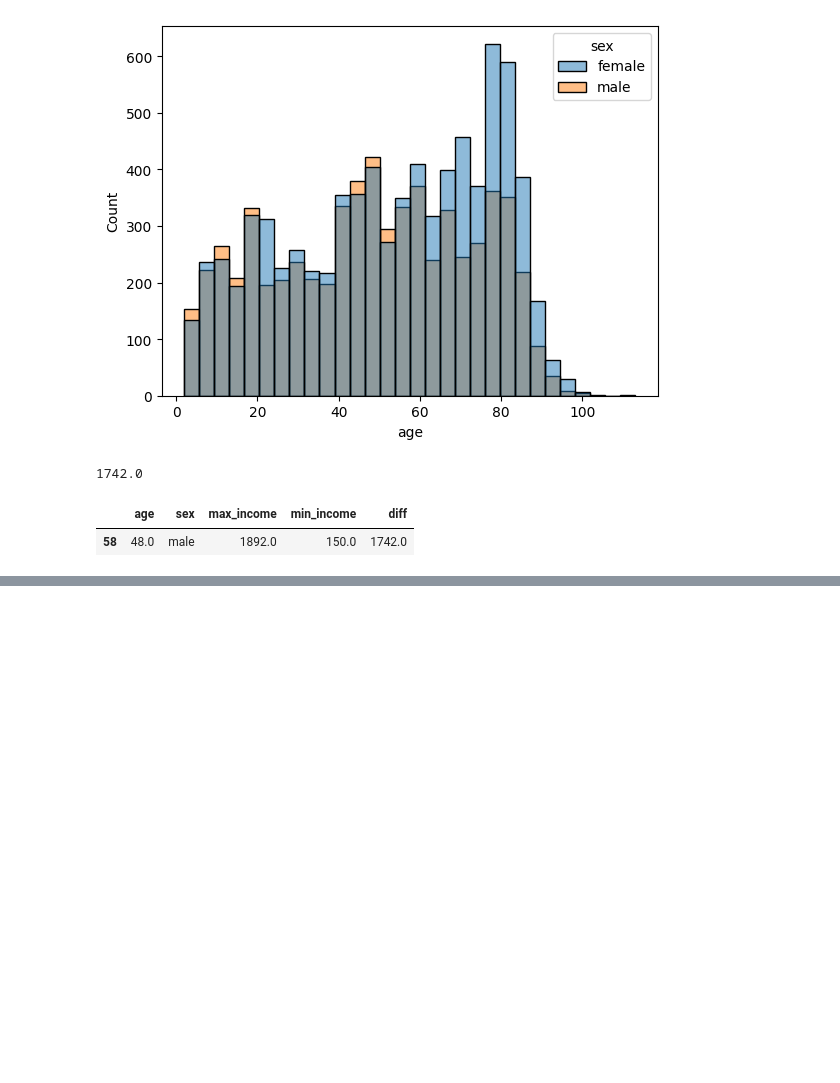
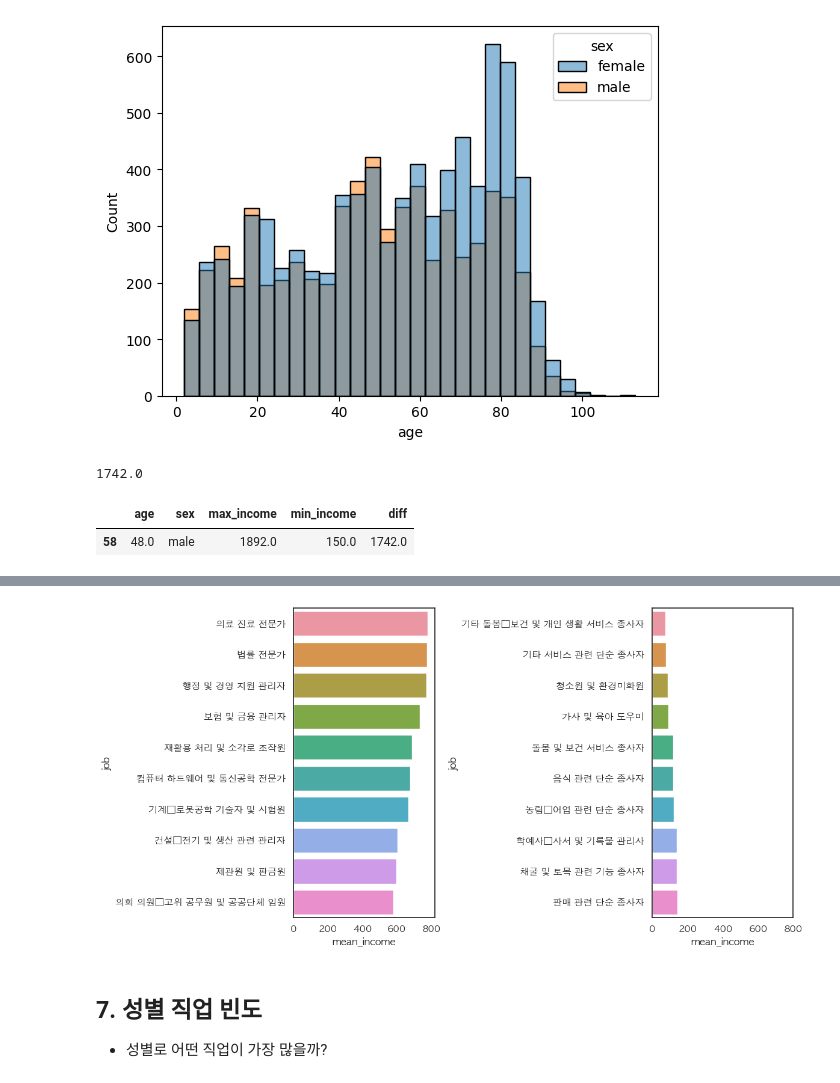
Before and after one commit to PSLeon24/Data_Analysis, a Jupyter notebook: Project/Korea Welfare Panel Data Analysis/Korea Welfare Panel Data Analysis.ipynb, the cells around one changed output, grey strips where cells are left out. Saved outputs shown, nothing was run; the diff lists cells and outputs as text; code cells hidden in the pictures; blank space fills up the shorter version.

```diff
--- a/Project/Korea Welfare Panel Data Analysis/Korea Welfare Panel Data Analysis.ipynb
+++ b/Project/Korea Welfare Panel Data Analysis/Korea Welfare Panel Data Analysis.ipynb
@@ -377,0 +492,20 @@ sex_age.query("diff == 1742")
+# %%
+plt.figure(figsize=(12, 6))
+plt.subplot(1, 2, 1)
+sns.set(style="white", palette="Set1")
+plt.rcParams['font.family'] = 'AppleGothic'
+sns.barplot(data=top10, y='job', x='mean_income')
+
+plt.subplot(1, 2, 2)
+sns.set(style="white", palette="Set1")
+plt.rcParams['font.family'] = 'AppleGothic'
+sns.barplot(data=bottom10, y='job', x='mean_income').set(xlim=(0,800))
+
+
+plt.tight_layout()
+plt.show()
+# %% [output]
+[figure, added]
+# %% [markdown]
+## 7. 성별 직업 빈도
+- 성별로 어떤 직업이 가장 많을까?
```
Also changed, not shown: parts of 19 cells of this notebook.
